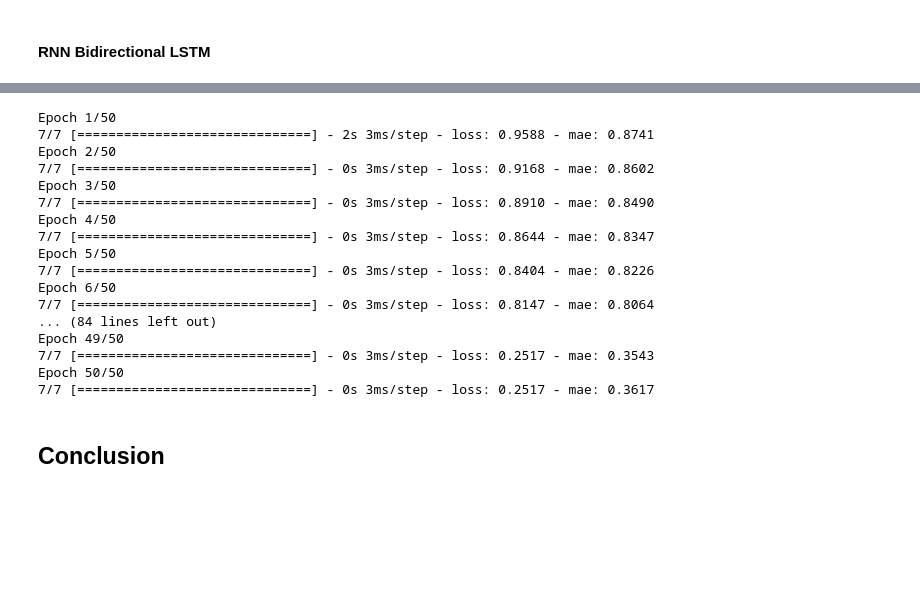
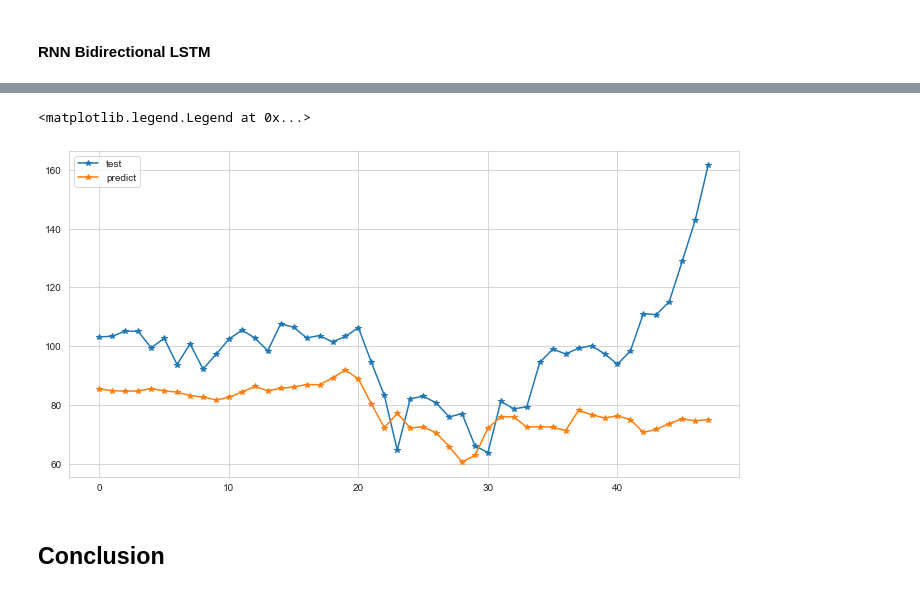
Before and after one commit to StockJanitor/Project43_DataTextMining, a Jupyter notebook: 1_Proj.ipynb, the cells around one changed output, grey strips where cells are left out. Cells and saved outputs as stored; diff of their text form; code cells hidden in the pictures; blank space fills up the shorter version.

```diff
--- a/jc_working.ipynb
+++ b/1_Proj.ipynb
@@ -1060,29 +1099,17 @@ plt.legend(['Train', 'Test'], loc='upper right')
-# %%
-inputs = Input(shape=(Xtd.shape[1], 1))
-x = LSTM(16)(inputs)
-outputs = Dense(1)(x)
-model = Model(inputs, outputs)
-
-model.compile(optimizer="rmsprop", loss="mse", metrics=['mse',"mae"])
-history = model.fit(Xtd,ytd,epochs=50)
-# %% [output]
-Epoch 1/50
-7/7 [==============================] - 2s 3ms/step - loss: 0.9588 - mae: 0.8741
-Epoch 2/50
-7/7 [==============================] - 0s 3ms/step - loss: 0.9168 - mae: 0.8602
-Epoch 3/50
-7/7 [==============================] - 0s 3ms/step - loss: 0.8910 - mae: 0.8490
-Epoch 4/50
-7/7 [==============================] - 0s 3ms/step - loss: 0.8644 - mae: 0.8347
-Epoch 5/50
-7/7 [==============================] - 0s 3ms/step - loss: 0.8404 - mae: 0.8226
-Epoch 6/50
-7/7 [==============================] - 0s 3ms/step - loss: 0.8147 - mae: 0.8064
-... (84 lines left out)
-Epoch 49/50
-7/7 [==============================] - 0s 3ms/step - loss: 0.2517 - mae: 0.3543
-Epoch 50/50
-7/7 [==============================] - 0s 3ms/step - loss: 0.2517 - mae: 0.3617
+# %%
+# y_predict using Bidirectional LSTM model
+y_predict = biLSTM.predict(Xv)
+yt_inverse = targetScaler.inverse_transform(yt.reshape(1,-1))
+yv_inverse = targetScaler.inverse_transform(yv.reshape(1,-1))
+y_predict_inv = targetScaler.inverse_transform(y_predict)
+# %%
+plt.figure(figsize=(12,6))
+plt.plot(yv_inverse.flatten(),marker = '*', label='test')
+plt.plot(y_predict_inv.flatten(),marker = '*', label='predict')
+plt.legend()
+# %% [output]
+<matplotlib.legend.Legend at 0x...>
+[figure, added]
 # %% [markdown]
 ## Conclusion
 # %% [markdown]
```
Also changed, not shown: parts of 23 cells of this notebook, 2 other files.
